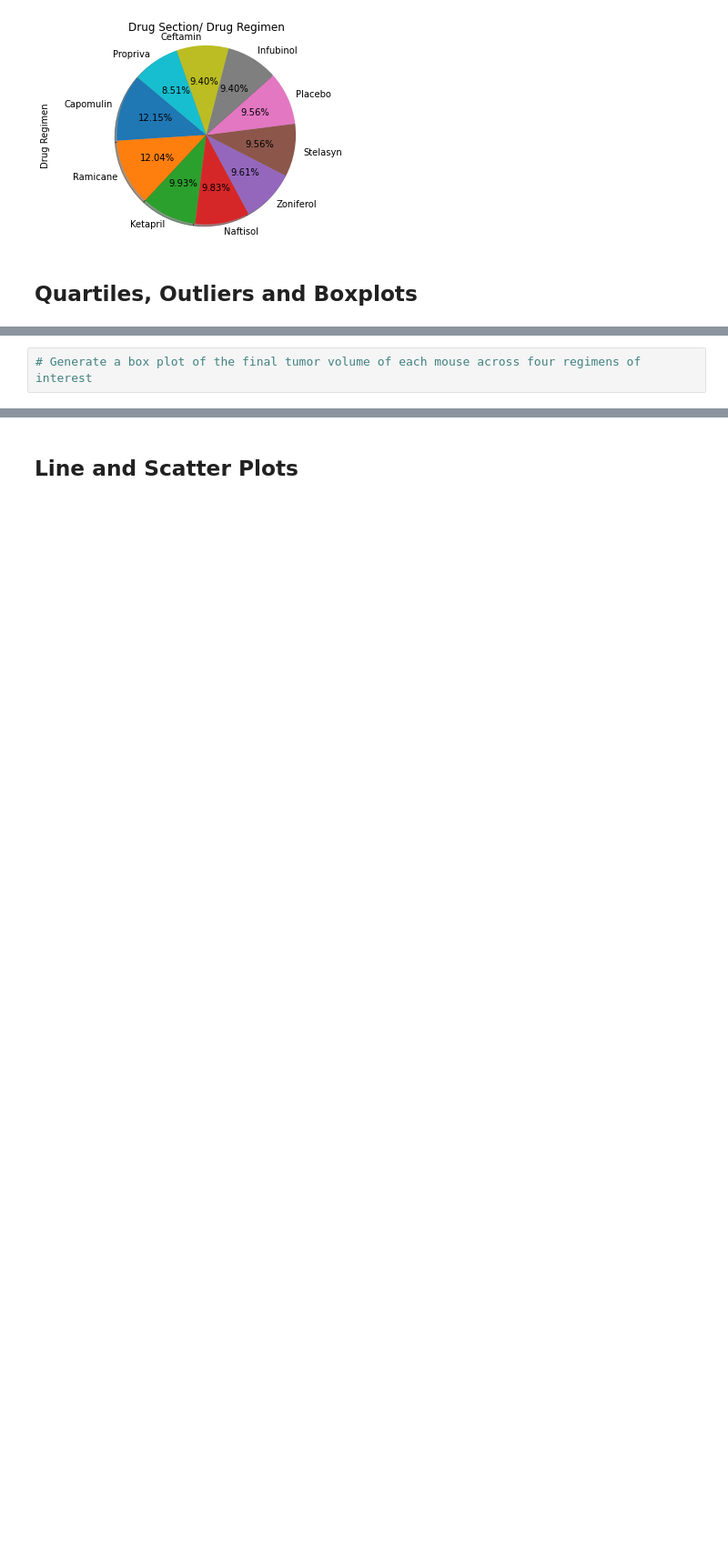
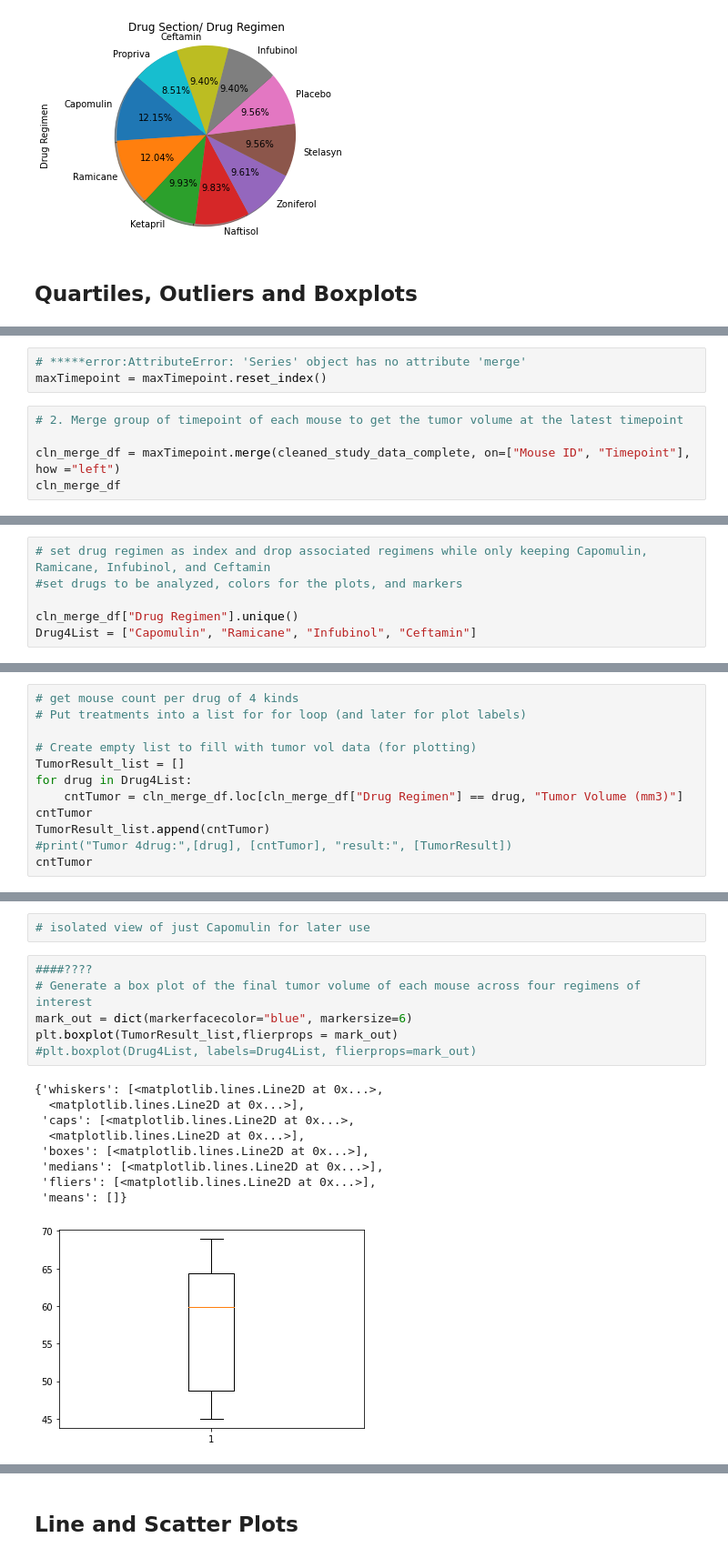
Before and after one commit to jcus/matplotlib-challenge, a Jupyter notebook: Pymaceuticals/Pymaceuticals_Matplotlib.ipynb, the cells around one changed output, grey strips where cells are left out. Shown: that part at 91% size. Cells and saved outputs as stored; diff of their text form; blank space fills up the shorter version.

```diff
--- a/Pymaceuticals/Pymaceuticals_Matplotlib.ipynb
+++ b/Pymaceuticals/Pymaceuticals_Matplotlib.ipynb
@@ -365,0 +370,8 @@ plt.show()
+# %%
+# *****error:AttributeError: 'Series' object has no attribute 'merge'
+maxTimepoint = maxTimepoint.reset_index()
+# %%
+# 2. Merge group of timepoint of each mouse to get the tumor volume at the latest timepoint
+
+cln_merge_df = maxTimepoint.merge(cleaned_study_data_complete, on=["Mouse ID", "Timepoint"], how ="left")
+cln_merge_df
@@ -365,0 +392,6 @@ plt.show()
+# %%
+# set drug regimen as index and drop associated regimens while only keeping Capomulin, Ramicane, Infubinol, and Ceftamin
+#set drugs to be analyzed, colors for the plots, and markers
+
+cln_merge_df["Drug Regimen"].unique()
+Drug4List = ["Capomulin", "Ramicane", "Infubinol", "Ceftamin"]
@@ -365,0 +423,12 @@ plt.show()
+# %%
+# get mouse count per drug of 4 kinds
+# Put treatments into a list for for loop (and later for plot labels)
+
+# Create empty list to fill with tumor vol data (for plotting)
+TumorResult_list = []
+for drug in Drug4List:
+    cntTumor = cln_merge_df.loc[cln_merge_df["Drug Regimen"] == drug, "Tumor Volume (mm3)"]
+cntTumor
+TumorResult_list.append(cntTumor)
+#print("Tumor 4drug:",[drug], [cntTumor], "result:", [TumorResult])
+cntTumor
@@ -385,2 +542,18 @@ plt.show()
+# %%
+# isolated view of just Capomulin for later use
 # %%
+####????
 # Generate a box plot of the final tumor volume of each mouse across four regimens of interest
+mark_out = dict(markerfacecolor="blue", markersize=6)
+plt.boxplot(TumorResult_list,flierprops = mark_out)
+#plt.boxplot(Drug4List, labels=Drug4List, flierprops=mark_out)
+# %% [output]
+{'whiskers': [<matplotlib.lines.Line2D at 0x...>,
+  <matplotlib.lines.Line2D at 0x...>],
+ 'caps': [<matplotlib.lines.Line2D at 0x...>,
+  <matplotlib.lines.Line2D at 0x...>],
+ 'boxes': [<matplotlib.lines.Line2D at 0x...>],
+ 'medians': [<matplotlib.lines.Line2D at 0x...>],
+ 'fliers': [<matplotlib.lines.Line2D at 0x...>],
+ 'means': []}
+[figure, added]
```
Also changed, not shown: parts of 27 cells of this notebook.
